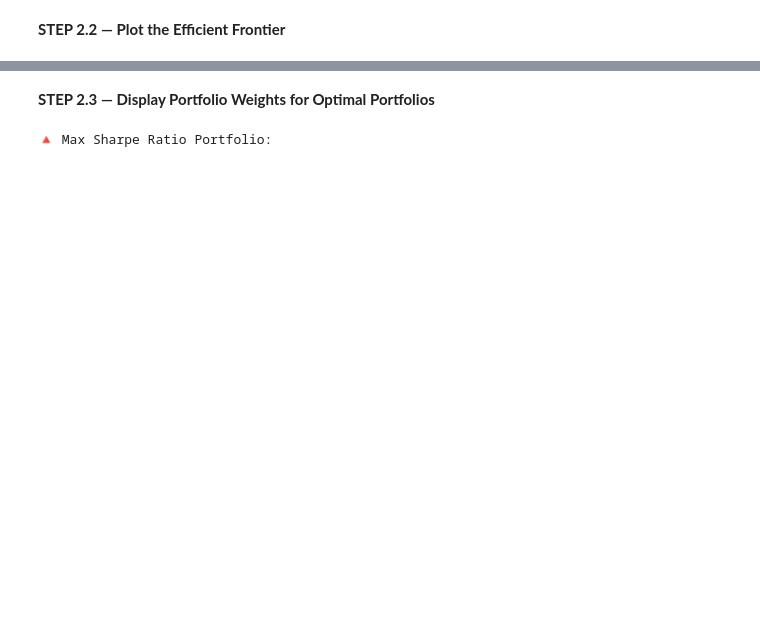
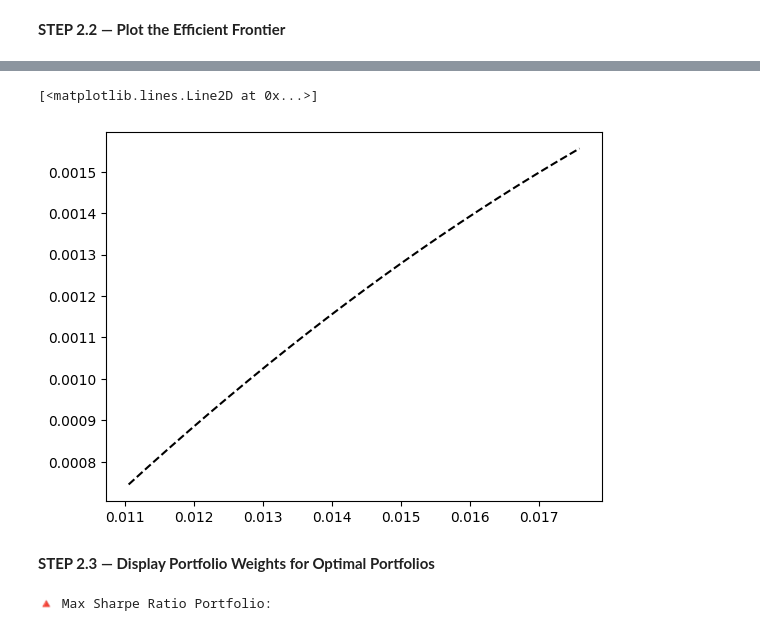
Before and after one commit to AKASH4671/AI-Powered-Portfolio-Optimization-and-Risk-Management, a Jupyter notebook: 2_portfolio_optimization.ipynb, the cells around one changed output, grey strips where cells are left out. Saved outputs shown, nothing was run; the diff lists cells and outputs as text; code cells hidden in the pictures; blank space fills up the shorter version.

```diff
--- a/2_portfolio_optimization.ipynb
+++ b/2_portfolio_optimization.ipynb
@@ -107,3 +107,14 @@ plt.show()
+# %%
+from numpy.polynomial.polynomial import Polynomial
+
+coefs = Polynomial.fit(results[0], results[1], deg=2)
+x_vals = np.linspace(min(results[0]), max(results[0]), 500)
+y_vals = coefs(x_vals)
+
+plt.plot(x_vals, y_vals, color='black', linestyle='--', label='Fitted Efficient Frontier')
+# %% [output]
+[<matplotlib.lines.Line2D at 0x...>]
+[figure, added]
 # %% [markdown]
 **STEP 2.3 — Display Portfolio Weights for Optimal Portfolios**
 # %%
```
Also changed, not shown: parts of 8 cells of this notebook.
